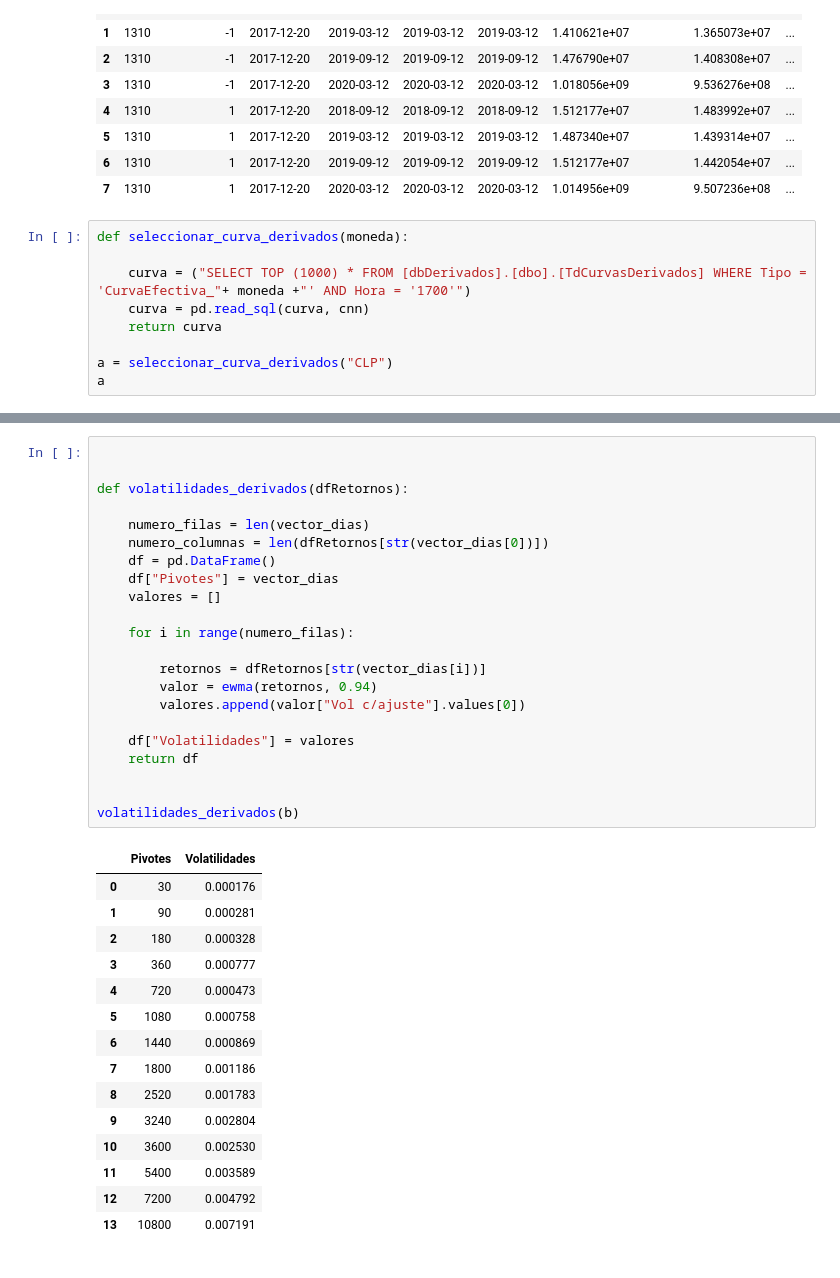
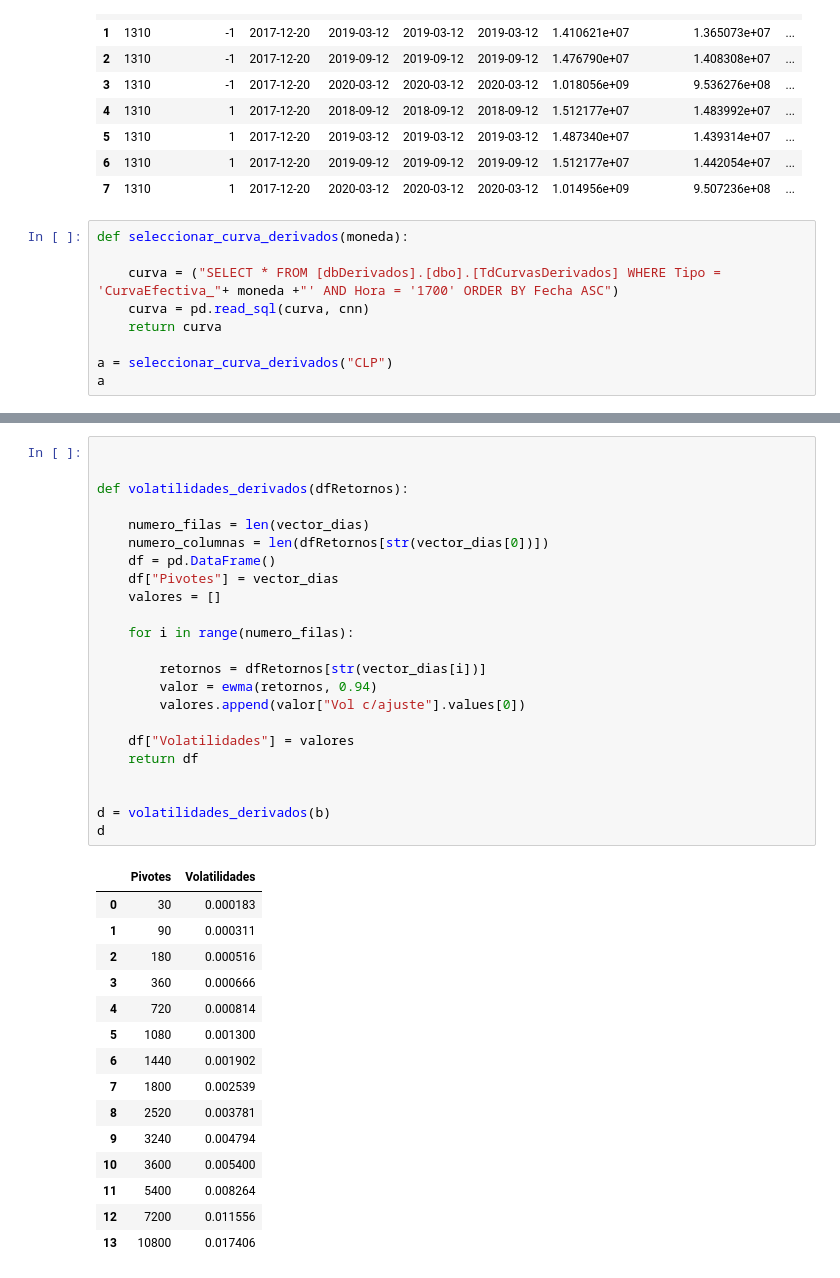
Before and after one commit to GrosoWoW/Practica, a Jupyter notebook: Intento/Derivados/ValorizacionDerivados.ipynb, the cells around one changed output, grey strips where cells are left out. Drawn from its saved outputs; the diff is of its cells as text.

```diff
--- a/Intento/Derivados/ValorizacionDerivados.ipynb
+++ b/Intento/Derivados/ValorizacionDerivados.ipynb
@@ -115,7 +121,7 @@ C.flujos_valorizados[["ID","ActivoPasivo", "Fecha", "FechaFixing", "FechaFlujo",
 # %%
 def seleccionar_curva_derivados(moneda):
 
-    curva = ("SELECT TOP (1000) * FROM [dbDerivados].[dbo].[TdCurvasDerivados] WHERE Tipo = 'CurvaEfectiva_"+ moneda +"' AND Hora = '1700'")
+    curva = ("SELECT * FROM [dbDerivados].[dbo].[TdCurvasDerivados] WHERE Tipo = 'CurvaEfectiva_"+ moneda +"' AND Hora = '1700' ORDER BY Fecha ASC")
     curva = pd.read_sql(curva, cnn)
     return curva
 
@@ -233,38 +239,39 @@ b
 # %%
 
 
 def volatilidades_derivados(dfRetornos):
 
     numero_filas = len(vector_dias)
     numero_columnas = len(dfRetornos[str(vector_dias[0])])
     df = pd.DataFrame()
     df["Pivotes"] = vector_dias
     valores = []
 
     for i in range(numero_filas):
 
         retornos = dfRetornos[str(vector_dias[i])]
         valor = ewma(retornos, 0.94)
         valores.append(valor["Vol c/ajuste"].values[0])
 
     df["Volatilidades"] = valores
     return df
 
 
-volatilidades_derivados(b)
+d = volatilidades_derivados(b)
+d
 # %% [output]
 |  | Pivotes | Volatilidades |
-| 0 | 30 | 0.000176 |
-| 1 | 90 | 0.000281 |
-| 2 | 180 | 0.000328 |
-| 3 | 360 | 0.000777 |
-| 4 | 720 | 0.000473 |
-| 5 | 1080 | 0.000758 |
-| 6 | 1440 | 0.000869 |
-| 7 | 1800 | 0.001186 |
-| 8 | 2520 | 0.001783 |
-| 9 | 3240 | 0.002804 |
-| 10 | 3600 | 0.002530 |
-| 11 | 5400 | 0.003589 |
-| 12 | 7200 | 0.004792 |
-| 13 | 10800 | 0.007191 |
+| 0 | 30 | 0.000183 |
+| 1 | 90 | 0.000311 |
+| 2 | 180 | 0.000516 |
+| 3 | 360 | 0.000666 |
+| 4 | 720 | 0.000814 |
+| 5 | 1080 | 0.001300 |
+| 6 | 1440 | 0.001902 |
+| 7 | 1800 | 0.002539 |
+| 8 | 2520 | 0.003781 |
+| 9 | 3240 | 0.004794 |
+| 10 | 3600 | 0.005400 |
+| 11 | 5400 | 0.008264 |
+| 12 | 7200 | 0.011556 |
+| 13 | 10800 | 0.017406 |
```
Also changed, not shown: parts of 10 cells of this notebook.
